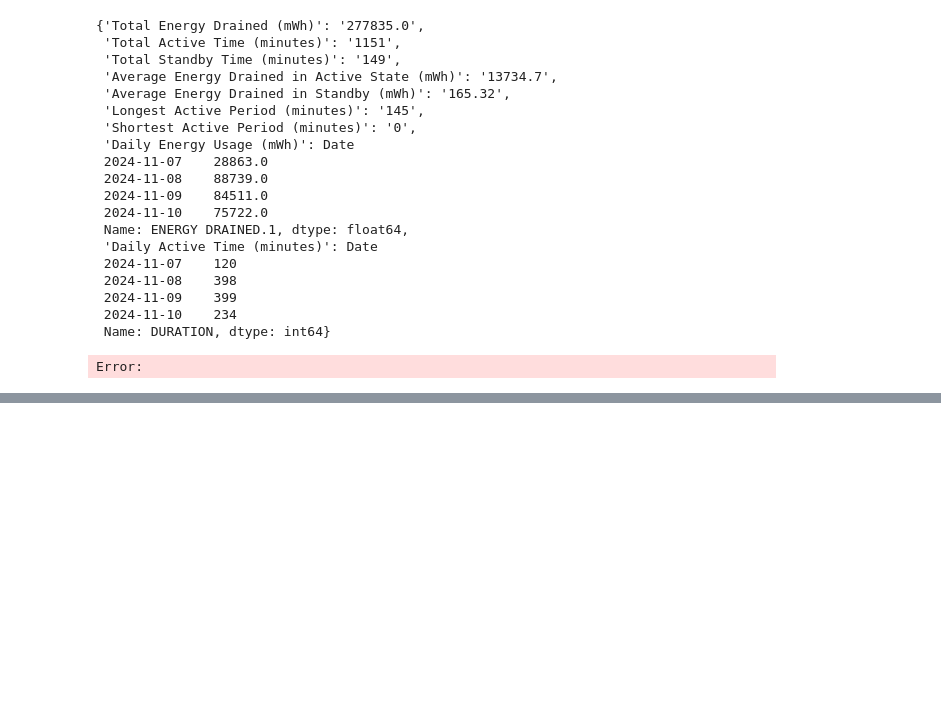
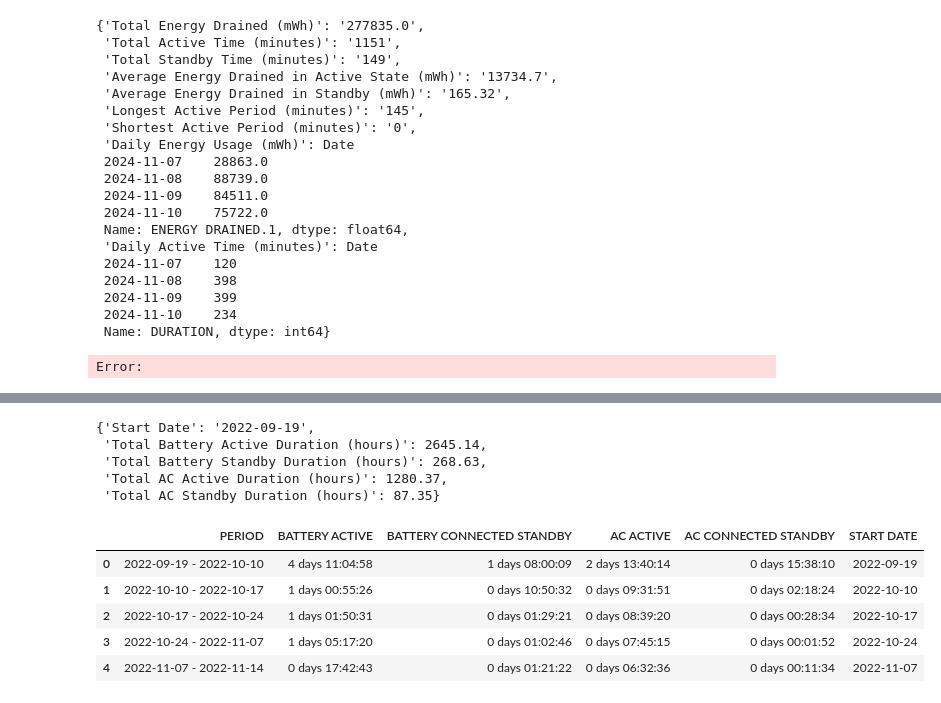
Before and after one commit to sufyan-555/win_battery_report_analyzer, a Jupyter notebook: test.ipynb, the cells around one changed output, grey strips where cells are left out. Cells and saved outputs as stored; diff of their text form; code cells hidden in the pictures; blank space fills up the shorter version.

```diff
--- a/test.ipynb
+++ b/test.ipynb
@@ -251,0 +267,51 @@ Error:
+# %%
+def process_usage_table(usage_hist):
+    temp  = pd.DataFrame()
+
+    start_date = usage_hist['PERIOD'].to_list()[0].split()[0]
+
+    # Converting durations to timedelta for analysis
+    temp['BATTERY ACTIVE'] = pd.to_timedelta(usage_hist['BATTERY ACTIVE'], errors='coerce')
+    temp['BATTERY CONNECTED STANDBY'] = pd.to_timedelta(usage_hist['BATTERY CONNECTED STANDBY'], errors='coerce')
+    temp['AC ACTIVE'] = pd.to_timedelta(usage_hist['AC ACTIVE'], errors='coerce')
+    temp['AC CONNECTED STANDBY'] = pd.to_timedelta(usage_hist['AC CONNECTED STANDBY'], errors='coerce')
+
+    # Total durations
+    total_battery_active = temp['BATTERY ACTIVE'].sum()
+    total_battery_standby = temp['BATTERY CONNECTED STANDBY'].sum()
+    total_ac_active = temp['AC ACTIVE'].sum()
+    total_ac_standby = temp['AC CONNECTED STANDBY'].sum()
+
+    # Summary
+    summary = {
+        "Start Date": f"{start_date}",
+        f"Total Battery Active Duration (hours)":  round(total_battery_active.total_seconds() / 3600,2),
+        f"Total Battery Standby Duration (hours)":  round(total_battery_standby.total_seconds() / 3600,2),
+        f"Total AC Active Duration (hours)":  round(total_ac_active.total_seconds() / 3600,2),
+        f"Total AC Standby Duration (hours)":  round(total_ac_standby.total_seconds() / 3600,2),
+    }
+    return summary
+process_usage_table(usage_hist)
+# %% [output]
+{'Start Date': '2022-09-19',
+ 'Total Battery Active Duration (hours)': 2645.14,
+ 'Total Battery Standby Duration (hours)': 268.63,
+ 'Total AC Active Duration (hours)': 1280.37,
+ 'Total AC Standby Duration (hours)': 87.35}
+# %%
+temp = usage_hist
+temp['BATTERY ACTIVE'] = pd.to_timedelta(usage_hist['BATTERY ACTIVE'], errors='coerce')
+temp['BATTERY CONNECTED STANDBY'] = pd.to_timedelta(usage_hist['BATTERY CONNECTED STANDBY'], errors='coerce')
+temp['AC ACTIVE'] = pd.to_timedelta(usage_hist['AC ACTIVE'], errors='coerce')
+temp['AC CONNECTED STANDBY'] = pd.to_timedelta(usage_hist['AC CONNECTED STANDBY'], errors='coerce')
+temp['START DATE'] = pd.to_datetime(temp['PERIOD'].str.split().str[0], format='%Y-%m-%d', errors='coerce')
+
+
+temp.head()
+# %% [output]
+|  | PERIOD | BATTERY ACTIVE | BATTERY CONNECTED STANDBY | AC ACTIVE | AC CONNECTED STANDBY | START DATE |
+| 0 | 2022-09-19 - 2022-10-10 | 4 days 11:04:58 | 1 days 08:00:09 | 2 days 13:40:14 | 0 days 15:38:10 | 2022-09-19 |
+| 1 | 2022-10-10 - 2022-10-17 | 1 days 00:55:26 | 0 days 10:50:32 | 0 days 09:31:51 | 0 days 02:18:24 | 2022-10-10 |
+| 2 | 2022-10-17 - 2022-10-24 | 1 days 01:50:31 | 0 days 01:29:21 | 0 days 08:39:20 | 0 days 00:28:34 | 2022-10-17 |
+| 3 | 2022-10-24 - 2022-11-07 | 1 days 05:17:20 | 0 days 01:02:46 | 0 days 07:45:15 | 0 days 00:01:52 | 2022-10-24 |
+| 4 | 2022-11-07 - 2022-11-14 | 0 days 17:42:43 | 0 days 01:21:22 | 0 days 06:32:36 | 0 days 00:11:34 | 2022-11-07 |
```
Also changed, not shown: parts of 6 cells of this notebook.
